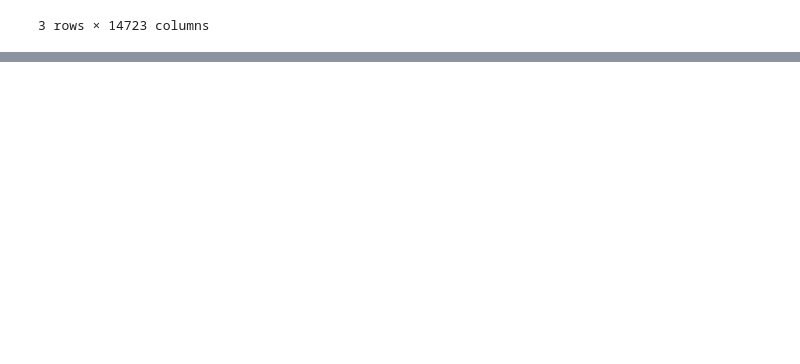
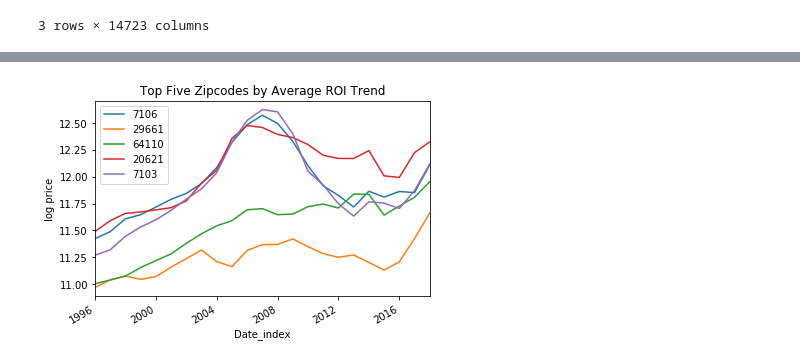
Before and after one commit to AaronWChen/time_series_zillow, a Jupyter notebook: python/zillow_etl.ipynb, the cells around one changed output, grey strips where cells are left out. Saved outputs shown, nothing was run; the diff lists cells and outputs as text; code cells hidden in the pictures; blank space fills up the shorter version.

```diff
--- a/python/zillow_etl.ipynb
+++ b/python/zillow_etl.ipynb
@@ -65,0 +94,5 @@ zillow_yr_df.head(3)
+# %%
+#making a list of top, bottom  and random five zipcodes interms of average ROI trend
+top_five_zipcodes = trending_zipcodes.index[:5].tolist()
+bottom_five_zipcodes = trending_zipcodes.index[-5:].tolist()
+random_five_zipcodes = np.random.choice(zillow_cleandf.columns, 5)
@@ -127,0 +136,9 @@ return_plotter(zillow_yr_clean)
+# %%
+#dataframe for topfive zipcodes
+topfive_yr_df = dataframe_aggregator(zillow_yr_df, top_five_zipcodes)
+np.log(topfive_yr_df).plot()
+plt.ylabel('log price')
+plt.title('Top Five Zipcodes by Average ROI Trend')
+plt.show()
+# %% [output]
+[figure, added]
```
Also changed, not shown: parts of 27 cells of this notebook, 2 other files.
